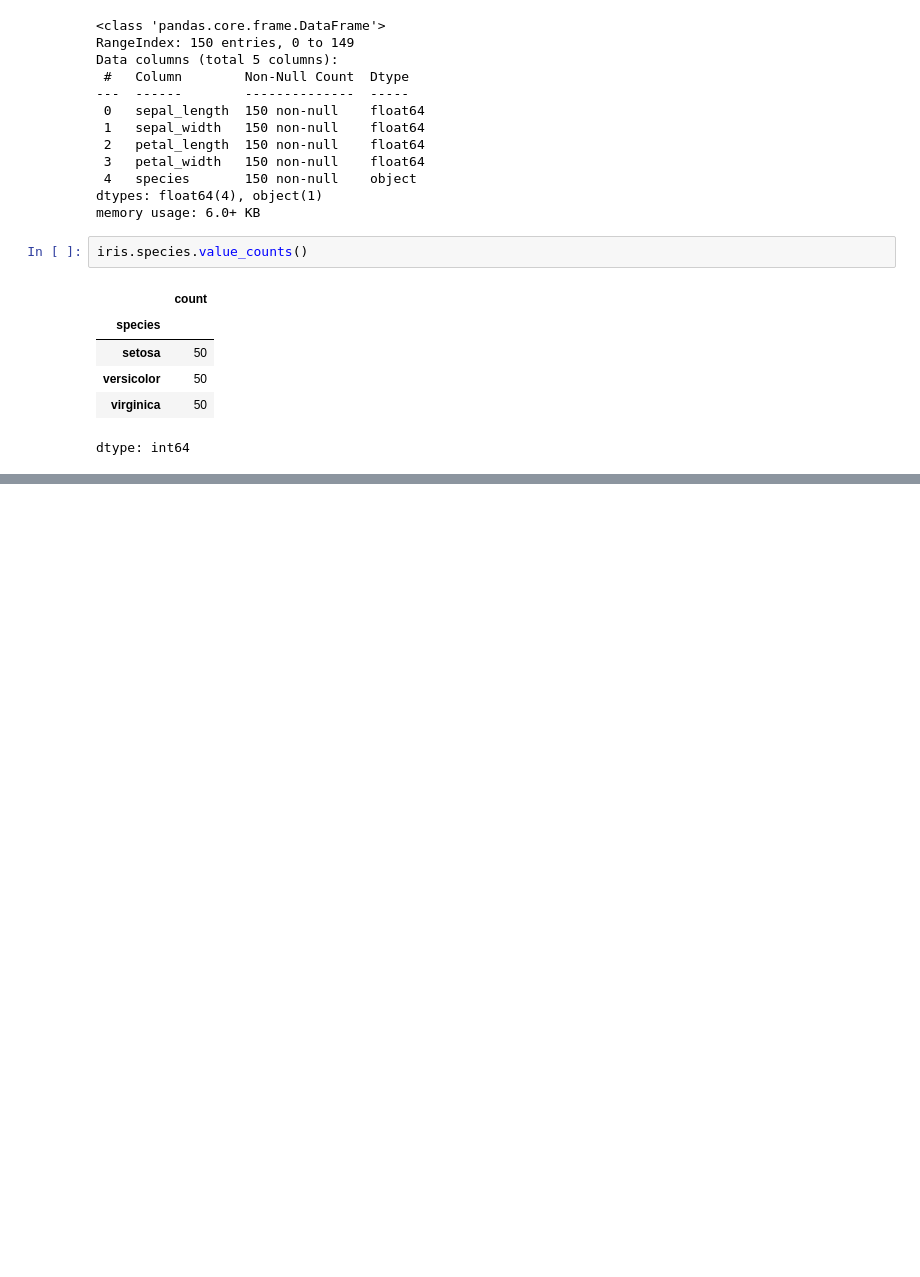
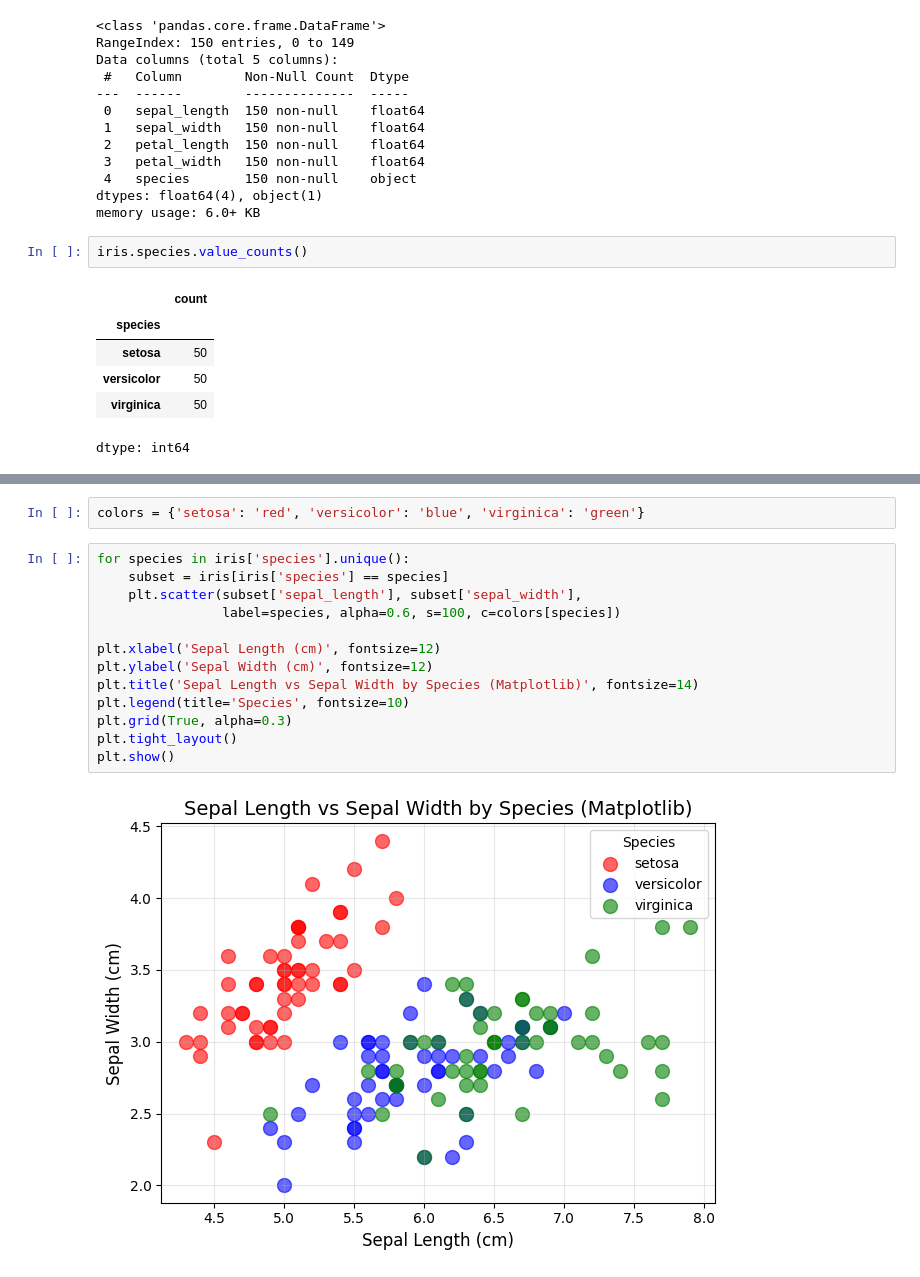
Before and after one commit to gracenaomi1122/my-first-repo, a Jupyter notebook: Batch2_EDA_Part1.ipynb, the cells around one changed output, grey strips where cells are left out. Saved outputs shown, nothing was run; the diff lists cells and outputs as text; blank space fills up the shorter version.

```diff
--- a/Batch2_EDA_Part1.ipynb
+++ b/Batch2_EDA_Part1.ipynb
@@ -62,0 +93,17 @@ dtype: int64
+# %%
+colors = {'setosa': 'red', 'versicolor': 'blue', 'virginica': 'green'}
+# %%
+for species in iris['species'].unique():
+    subset = iris[iris['species'] == species]
+    plt.scatter(subset['sepal_length'], subset['sepal_width'],
+                label=species, alpha=0.6, s=100, c=colors[species])
+
+plt.xlabel('Sepal Length (cm)', fontsize=12)
+plt.ylabel('Sepal Width (cm)', fontsize=12)
+plt.title('Sepal Length vs Sepal Width by Species (Matplotlib)', fontsize=14)
+plt.legend(title='Species', fontsize=10)
+plt.grid(True, alpha=0.3)
+plt.tight_layout()
+plt.show()
+# %% [output]
+[figure, added]
```
Also changed, not shown: parts of 30 cells of this notebook.
